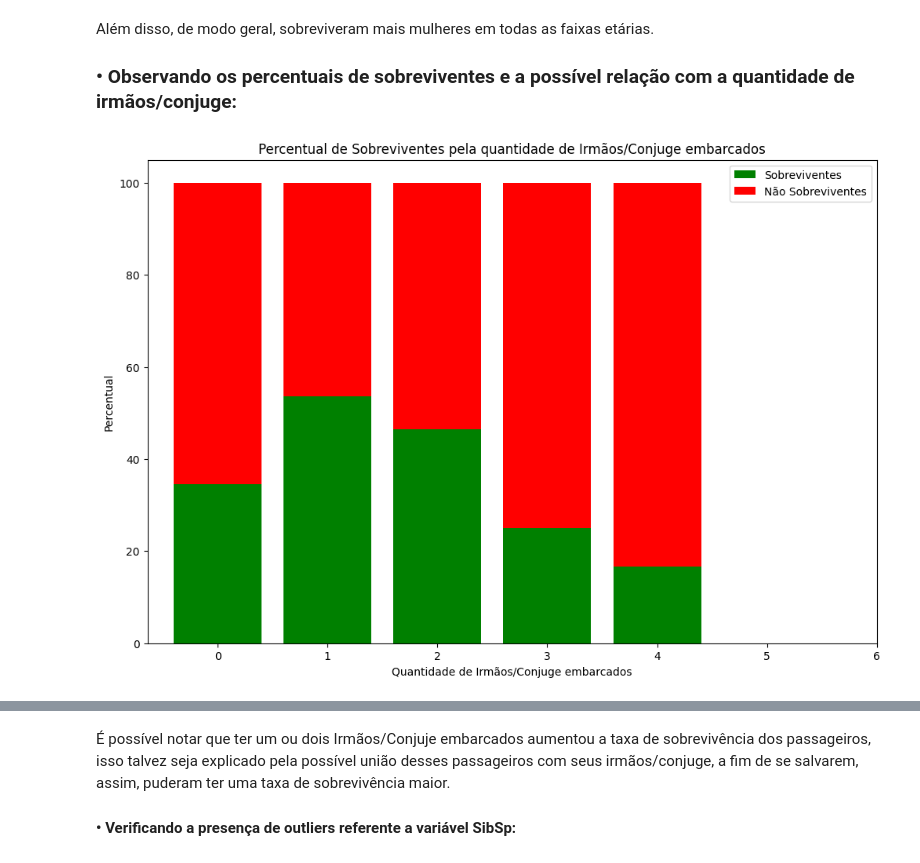
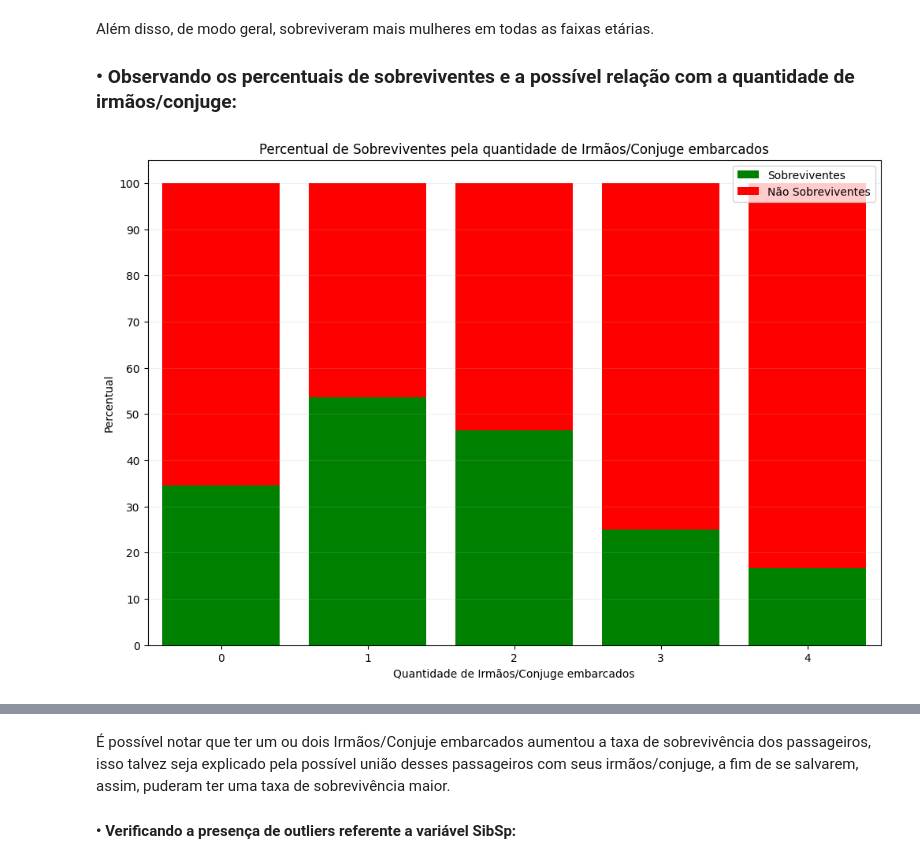
Before and after one commit to LSouzaCosta/DataScience, a Jupyter notebook: Titanic/01_EDA_titanic.ipynb, the cells around one changed output, grey strips where cells are left out. Cells and saved outputs as stored; diff of their text form; code cells hidden in the pictures.

```diff
--- a/Titanic/01_EDA_titanic.ipynb
+++ b/Titanic/01_EDA_titanic.ipynb
@@ -231,10 +258,16 @@ ax1.set_xlabel('Classe')
 ax1.set_ylabel('Percentual (%)')
 ax1.set_title('Percentual de Sobreviventes e Não Sobreviventes por Classe\ncom Total de Passageiros')
 
+# Configurando a transparência do grid
+plt.grid(True, alpha=0.5, axis="y")
+
 # Criando um segundo eixo y para a quantidade total de passageiros
 ax2 = ax1.twinx()
 line = ax2.plot(total_per_class.index, total_per_class, color='blue', marker='o', linestyle='-', label='Total de Passageiros')
-ax2.set_ylabel('Quantidade Total de Passageiros')
+
+# Mudando a cor do eixo da direita (ax2)
+ax2.set_ylabel('Quantidade Total de Passageiros', color='blue')  # Cor azul
+ax2.tick_params(axis='y', labelcolor='blue')  # Cor dos rótulos
 
 # Combinar as legendas
 handles1, labels1 = ax1.get_legend_handles_labels()
@@ -242,6 +275,12 @@ handles2, labels2 = ax2.get_legend_handles_labels()
 combined_handles = handles1 + handles2
 combined_labels = labels1 + labels2
 
+# Definir os ticks do eixo x para serem apenas 1, 2 e 3
+ax1.set_xticks([1, 2, 3])
+
+# Configurando a transparência do grid
+plt.grid(True, alpha=0.2)
+
 # Posicionar a legenda dentro do gráfico, abaixo do título
 fig.legend(combined_handles, combined_labels, loc='upper center', ncol=3, bbox_to_anchor=(0.5, 0.88))
 
@@ -257,21 +296,32 @@ Além disso, de modo geral, sobreviveram mais mulheres em todas as faixas etári
 # %%
 fig, ax = plt.subplots(figsize=(12, 8))
 survival_percent = train_DF.groupby('SibSp')['Survived'].value_counts(normalize=True).unstack() * 100
 
+plt.grid( axis= 'y', alpha= 0.3)
 # Definindo as barras para cada parametro
 bar_index = range(len(survival_percent),)
 
 # Plotagem das barras
 bars1 = ax.bar(bar_index, survival_percent[1], label='Sobreviventes', color='green')
 bars2 = ax.bar(bar_index, survival_percent[0], bottom=survival_percent[1], label='Não Sobreviventes', color='red')
 
 # Adicionando detalhes ao gráfico
 ax.set_xlabel('Quantidade de Irmãos/Conjuge embarcados')
 ax.set_ylabel('Percentual')
 ax.set_title('Percentual de Sobreviventes pela quantidade de Irmãos/Conjuge embarcados')
 ax.set_xticks(bar_index)
+
+# Definir os ticks do eixo x para serem apenas 1, 2 e 3
+ax1.set_xticks([1, 2, 3])
+
+# Configurando a transparência do grid
+plt.grid(True, axis= 'y', alpha=0.2)
+
 #ax.set_xticklabels(["Mulheres", 'Homens'])
 ax.legend(loc='upper right')  # Movendo a legenda para o canto superior direito
+#plt.xticks(np.arange(0,5,1))
+ax.set_yticks(np.arange(0, 110, 10))
+ax.set_xlim(-0.5, 4.5)
 plt.show()
 # %% [output]
-[figure, old version]
+[figure, new version]
```
Also changed, not shown: parts of 16 cells of this notebook, 2 other files.
